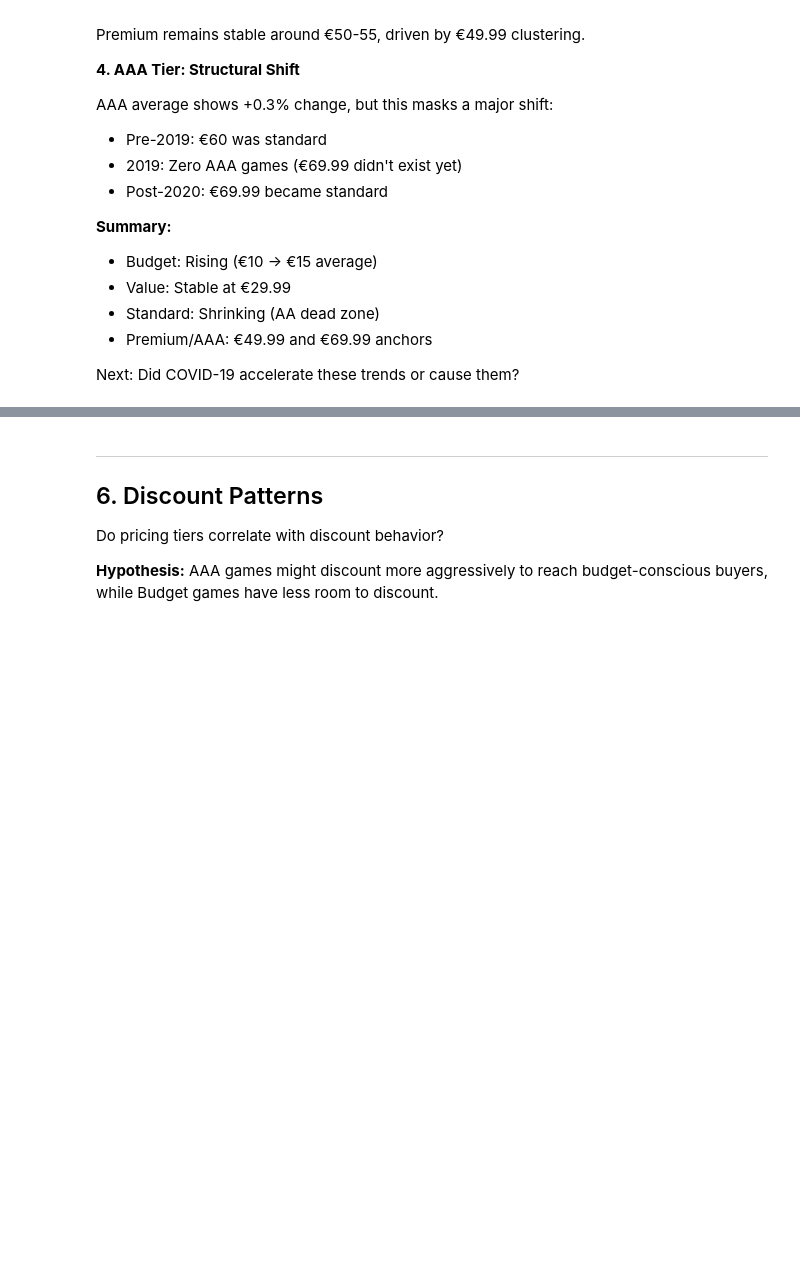
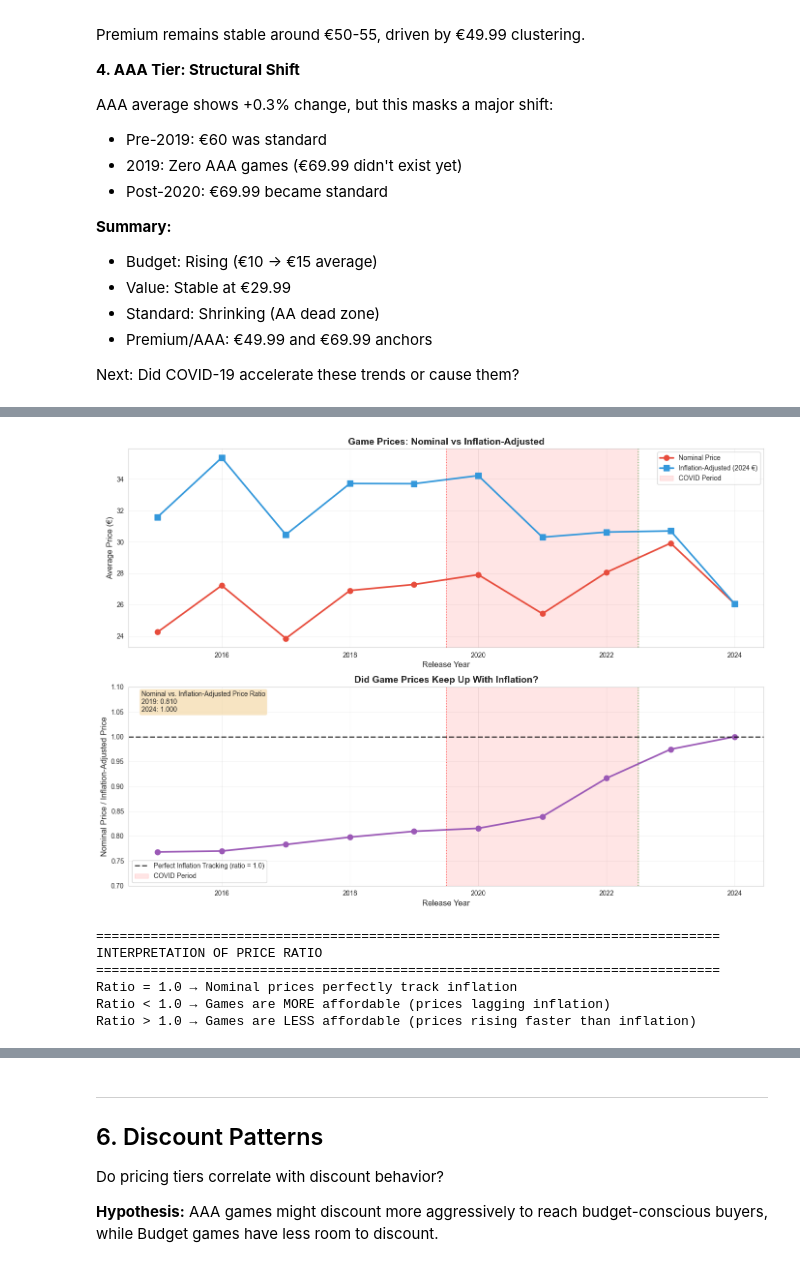
Before and after one commit to jbenigeri/Video-Game-Price-Analysis, a Jupyter notebook: src/nb2__prices_analysis.ipynb, the cells around one changed output, grey strips where cells are left out. Drawn from its saved outputs; the diff is of its cells as text; code cells hidden in the pictures; blank space fills up the shorter version.

```diff
--- a/src/nb2__prices_analysis.ipynb
+++ b/src/nb2__prices_analysis.ipynb
@@ -1531 +1491,71 @@ Ratio > 1.0 → Games are LESS affordable (prices rising faster than inflation)
+# %%
+# Visualize price evolution with period shading
+fig, (ax1, ax2) = plt.subplots(2, 1, figsize=(14, 10))
+
+# Aggregate by year
+yearly_prices = df_games.groupby('release_year').agg({
+    'original_price_eur': 'mean',
+    'adjusted_price': 'mean'
+}).reset_index()
+
+# Plot 1: Absolute prices
+ax1.plot(yearly_prices['release_year'], yearly_prices['original_price_eur'],
+         marker='o', linewidth=2.5, markersize=8, label='Nominal Price', color='#e74c3c')
+ax1.plot(yearly_prices['release_year'], yearly_prices['adjusted_price'],
+         marker='s', linewidth=2.5, markersize=8, label='Inflation-Adjusted (2024 €)', color='#3498db')
+
+ax1.axvspan(2019.5, 2022.5, color='red', alpha=0.1, label='COVID Period')
+ax1.axvline(2019.5, color='red', linestyle=':', alpha=0.5, linewidth=1.5)
+ax1.axvline(2022.5, color='green', linestyle=':', alpha=0.5, linewidth=1.5)
+
+ax1.set_xlabel('Release Year', fontsize=12)
+ax1.set_ylabel('Average Price (€)', fontsize=12)
+ax1.set_title('Game Prices: Nominal vs Inflation-Adjusted', fontsize=14, fontweight='bold')
+ax1.legend(loc='best', fontsize=10)
+ax1.grid(True, alpha=0.3)
+
+# Plot 2: Price ratio (shows if prices kept up with inflation)
+yearly_prices['price_ratio'] = yearly_prices['original_price_eur'] / yearly_prices['adjusted_price']
+
+ax2.plot(yearly_prices['release_year'], yearly_prices['price_ratio'],
+         marker='o', linewidth=2.5, markersize=8, color='#9b59b6')
+ax2.axhline(1.0, color='black', linestyle='--', alpha=0.7, linewidth=2,
+            label='Perfect Inflation Tracking (ratio = 1.0)')
+
+ax2.axvspan(2019.5, 2022.5, color='red', alpha=0.1, label='COVID Period')
+ax2.axvline(2019.5, color='red', linestyle=':', alpha=0.5, linewidth=1.5)
+ax2.axvline(2022.5, color='green', linestyle=':', alpha=0.5, linewidth=1.5)
+
+ax2.set_xlabel('Release Year', fontsize=12)
+ax2.set_ylabel('Nominal Price / Inflation-Adjusted Price', fontsize=12)
+ax2.set_title('Did Game Prices Keep Up With Inflation?', fontsize=14, fontweight='bold')
+ax2.legend(loc='best', fontsize=10)
+ax2.grid(True, alpha=0.3)
+ax2.set_ylim(0.7, 1.1)
+
+# Add interpretation text
+ratio_2019 = yearly_prices[yearly_prices['release_year'] == 2019]['price_ratio'].values[0]
+ratio_2024 = yearly_prices[yearly_prices['release_year'] == 2024]['price_ratio'].values[0]
+ax2.text(0.02, 0.98, f'Nominal vs. Inflation-Adjusted Price Ratio\n2019: {ratio_2019:.3f}\n2024: {ratio_2024:.3f}',
+         transform=ax2.transAxes, fontsize=10, verticalalignment='top',
+         bbox=dict(boxstyle='round', facecolor='wheat', alpha=0.8))
+
+plt.tight_layout()
+plt.savefig('covid_price_impact.png', dpi=300, bbox_inches='tight')
+plt.show()
+
+print("\n" + "="*80)
+print("INTERPRETATION OF PRICE RATIO")
+print("="*80)
+print("Ratio = 1.0 → Nominal prices perfectly track inflation")
+print("Ratio < 1.0 → Games are MORE affordable (prices lagging inflation)")
+print("Ratio > 1.0 → Games are LESS affordable (prices rising faster than inflation)")
+# %% [output]
+[figure, added]
+================================================================================
+INTERPRETATION OF PRICE RATIO
+================================================================================
+Ratio = 1.0 → Nominal prices perfectly track inflation
+Ratio < 1.0 → Games are MORE affordable (prices lagging inflation)
+Ratio > 1.0 → Games are LESS affordable (prices rising faster than inflation)
 # %%
```
Also changed, not shown: parts of 17 cells of this notebook, 2 other files.
